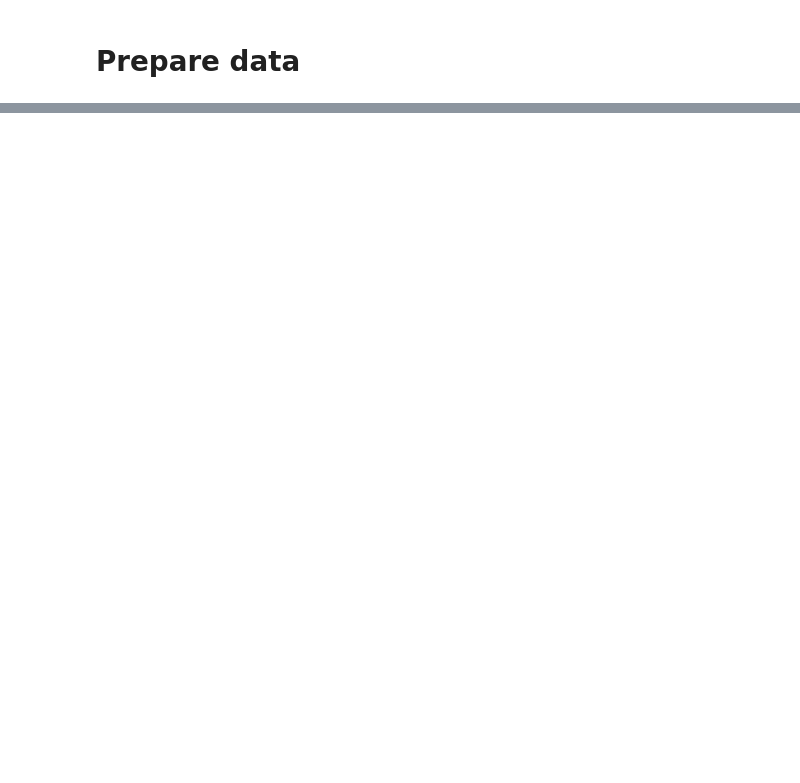
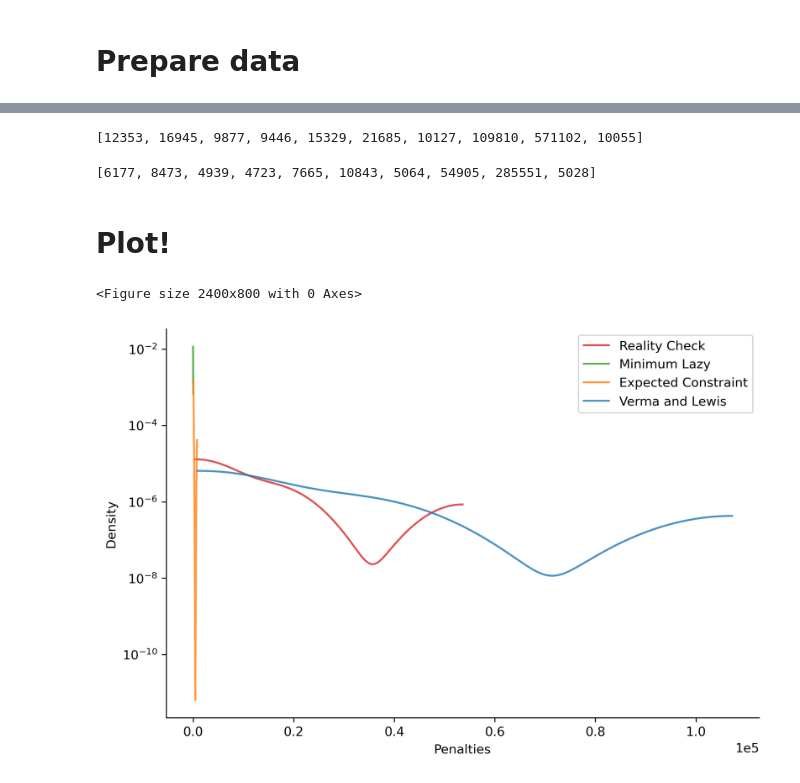
Before and after one commit to rienath/Estimating-Penalty-Coefficients-for-QUBO-Problems, a Jupyter notebook: Project and Deliverables/Implementation/Notebooks/Predicting Changes.ipynb, the cells around one changed output, grey strips where cells are left out. Drawn from its saved outputs; the diff is of its cells as text; code cells hidden in the pictures; blank space fills up the shorter version.

Commit message:
Penalty coefficient distribution plots

```diff
--- a/Project and Deliverables/Implementation/Notebooks/Predicting Changes.ipynb
+++ b/Project and Deliverables/Implementation/Notebooks/Predicting Changes.ipynb
@@ -129,2 +70,7 @@ def minimum_penalty_function(qubo_obj, con_obj):
 # %% [markdown]
 # Prepare data
+# %%
+vl = 'Verma&Lewis'
+expected = 'Expected Constraint'
+lazy = 'Minimum Lazy'
+check = 'Verma&Lewis check'
@@ -131,10 +79,6 @@ def minimum_penalty_function(qubo_obj, con_obj):
 # %%
-obj_qubos, obj_constants, con_qubos, con_constants = [], [], [], []
-
-for i in range(len(qubo_sizes)):
-    obj = convert_1d_qubo_to_2d(objectives[i], qubo_sizes[i])
-    const = convert_1d_qubo_to_2d(constraints[i], qubo_sizes[i])
-    obj_qubos.append(obj[0])
-    obj_constants.append(obj[1])
-    con_qubos.append(const[0])
-    con_constants.append(const[1])
+minimisation = False # This is a maximisation problem
+_, mkp_vl_penalties, _, _, _, _ = Experiment.data_prep(mkp_qubo_sizes, mkp_objectives, mkp_constraints, vl, minimisation)
+_, mkp_expected_penalties, _, _, _, _ = Experiment.data_prep(mkp_qubo_sizes, mkp_objectives, mkp_constraints, expected, minimisation)
+_, mkp_lazy_penalties, _, _, _, _ = Experiment.data_prep(mkp_qubo_sizes, mkp_objectives, mkp_constraints, lazy, minimisation)
+_, mkp_check_penalties, _, _, _, _ = Experiment.data_prep(mkp_qubo_sizes, mkp_objectives, mkp_constraints, check, minimisation)
@@ -154 +101,33 @@ new penalties [1, 10, 1, 1, 1, 1, 1, 1, 1, 1, 1, 1, 1, 2, 1, 1, 1, 1, 1, 4, 4, 1
+# %%
+tsp_vl_penalties
+# %% [output]
+[12353, 16945, 9877, 9446, 15329, 21685, 10127, 109810, 571102, 10055]
+# %%
+tsp_check_penalties
+# %% [output]
+[6177, 8473, 4939, 4723, 7665, 10843, 5064, 54905, 285551, 5028]
+# %% [markdown]
+# Plot!
+# %%
+def penalty_distribution(vl_p, expected_p, lazy_p, check_p):
+    comparison = {'Penalties' : vl_p + expected_p + lazy_p + check_p,
+                 'Algorithm' : [vl]*len(vl_p) + [expected]*len(expected_p) + [lazy]*len(lazy_p) + [check]*len(check_p)}
+    pd.DataFrame(comparison)
+    plt.figure(figsize=(12, 4), dpi=200)
+    ax = sns.displot(comparison, x="Penalties", hue="Algorithm", kind="kde", cut=0, legend=False, aspect=1.5, palette="tab10")
+    plt.setp(ax.ax.lines, alpha=.8)
+    plt.yscale('log')
+    plt.xscale('linear')
+    plt.legend(labels=['Reality Check', 'Minimum Lazy', 'Expected Constraint', 'Verma and Lewis'])
+    ax.fig.set_dpi(300)
+    for i in ax.axes.flatten():
+        i.ticklabel_format(axis="x", style="sci", scilimits=(0,0))
+# %%
+penalty_distribution(mkp_vl_penalties,
+                     mkp_expected_penalties,
+                     mkp_lazy_penalties,
+                     mkp_check_penalties)
+# %% [output]
+<Figure size 2400x800 with 0 Axes>
+[figure, added]
 # %%
```
Also changed, not shown: parts of 21 cells of this notebook.
